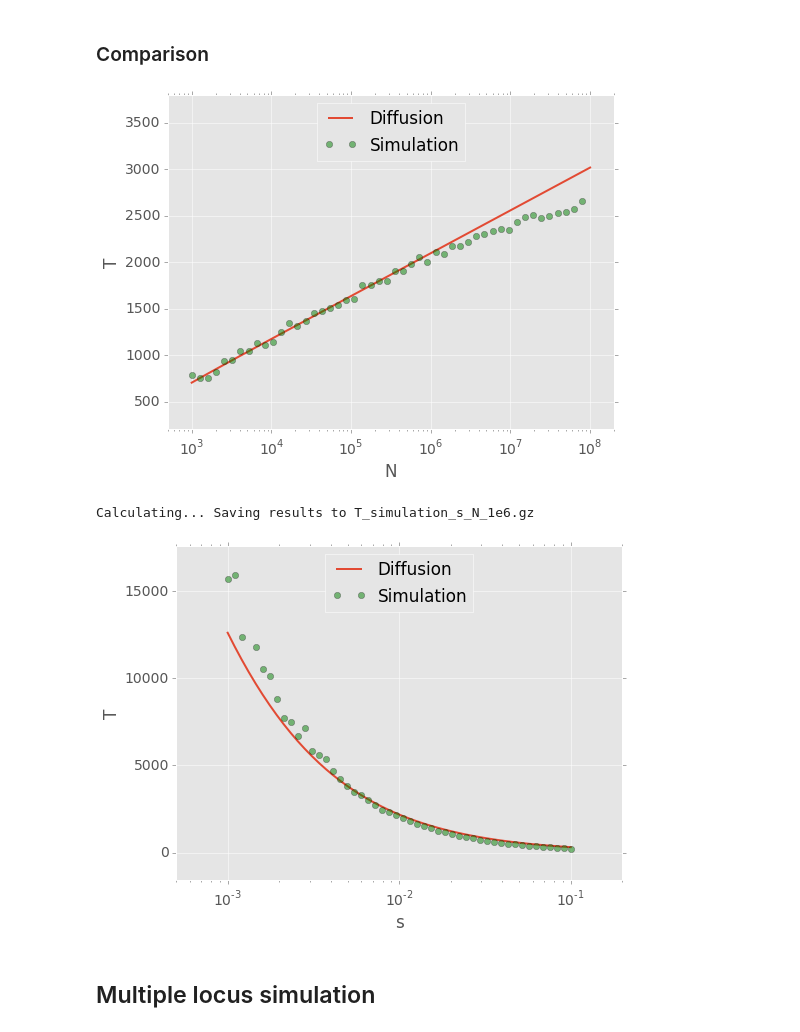
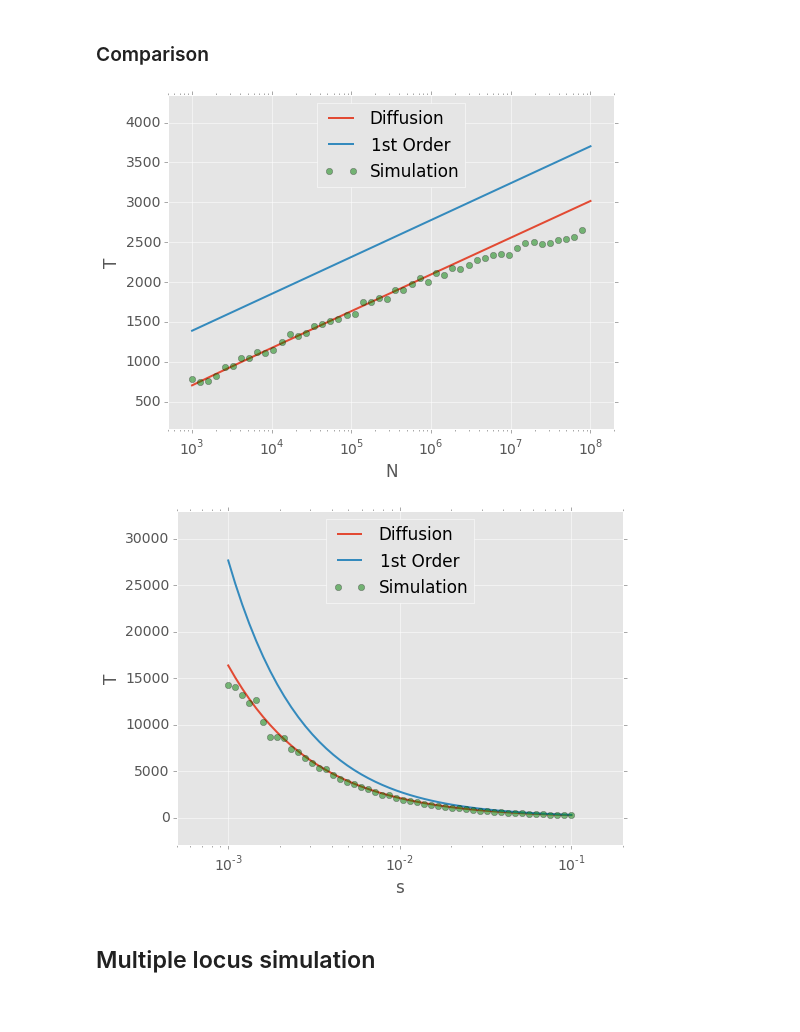
Before and after one commit to yoavram/ipython-notebooks, a Jupyter notebook: Fixation of a beneficial allele.ipynb, the cells around one changed output. Saved outputs shown, nothing was run; the diff lists cells and outputs as text; code cells hidden in the pictures.

Commit message:
added  Haldane approximation for fixation time

```diff
--- a/Fixation of a beneficial allele.ipynb
+++ b/Fixation of a beneficial allele.ipynb
@@ -215,12 +232,13 @@ N_range = map(int,logspace(3,8,50))
 s = 0.01
 # %%
 T_kimura_N    = [T_kimura(s, N, 1./N) for N in N_range]
+T_haldane_N   = [2*log(N)/log(1+s) for N in N_range]
 # %%
 T_simulation_N = pool.map_sync(lambda s,N: T_simulation(s, N, 1./N, 1000), [s]*len(N_range), N_range)
 # %%
-plot_kimura_eshel_simulation(N_range, T_kimura_N, simulation=T_simulation_N, xlabel='N', ylabel='T');
+plot_kimura_eshel_simulation(N_range, T_kimura_N, T_haldane_N, T_simulation_N, xlabel='N', ylabel='T');
 # %% [output]
-[figure, old version]
+[figure, new version]
 # %%
 N = int(1e6)
 s_range = logspace(-3,-1,50)
@@ -229,13 +248,9 @@ T_kimura_s    = [T_kimura(s/2, N*2, 1./(2*N)) for s in s_range]
 # %%
-T_simulation_s = load_or_run("T_simulation_s_N_1e%d.gz" % log10(N),
-                             lambda: pool.map_sync(lambda s,N: T_simulation(s, N, 1./N, 1000), s_range, [N]*len(s_range)),
-                             force_calc=False)
+T_simulation_s = pool.map_sync(lambda s,N: T_simulation(s, N, 1./N, 1000), s_range, [N]*len(s_range))
-# %% [output]
-Calculating... Saving results to T_simulation_s_N_1e6.gz
 # %%
-plot_kimura_eshel_simulation(s_range, T_kimura_s, simulation=T_simulation_s, xlabel='s', ylabel='T');
+plot_kimura_eshel_simulation(s_range, T_kimura_s, T_haldane_s, T_simulation_s, xlabel='s', ylabel='T');
 # %% [output]
-[figure, old version]
+[figure, new version]
 # %% [markdown]
 ## Multiple locus simulation
 # %%
```
Also changed, not shown: parts of 5 cells of this notebook.
